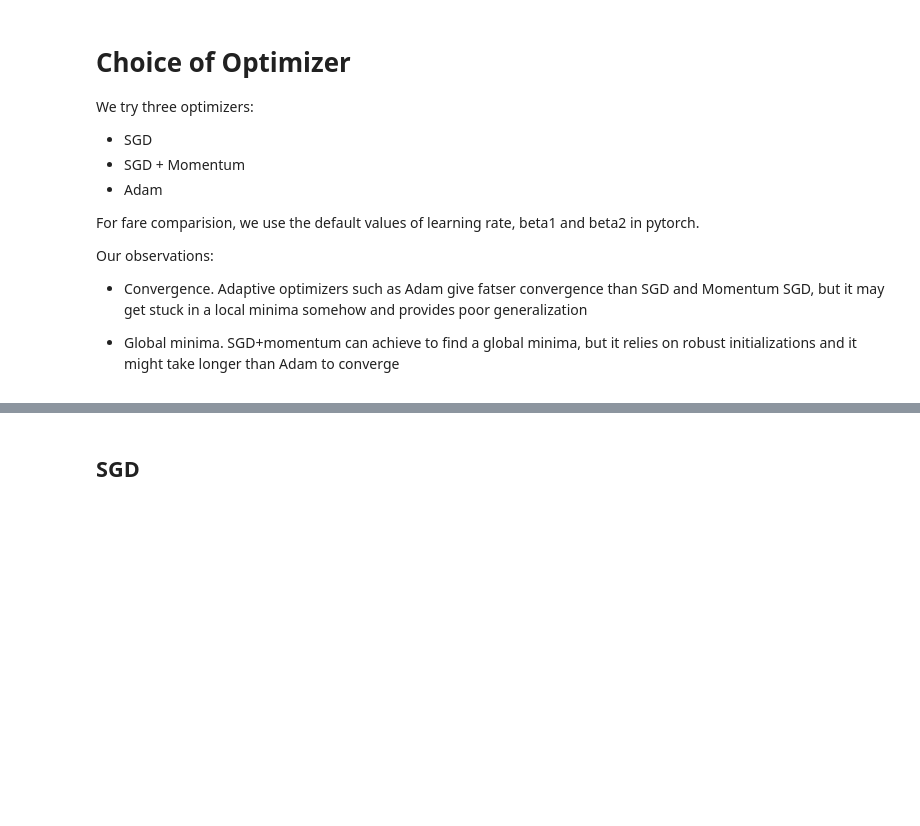
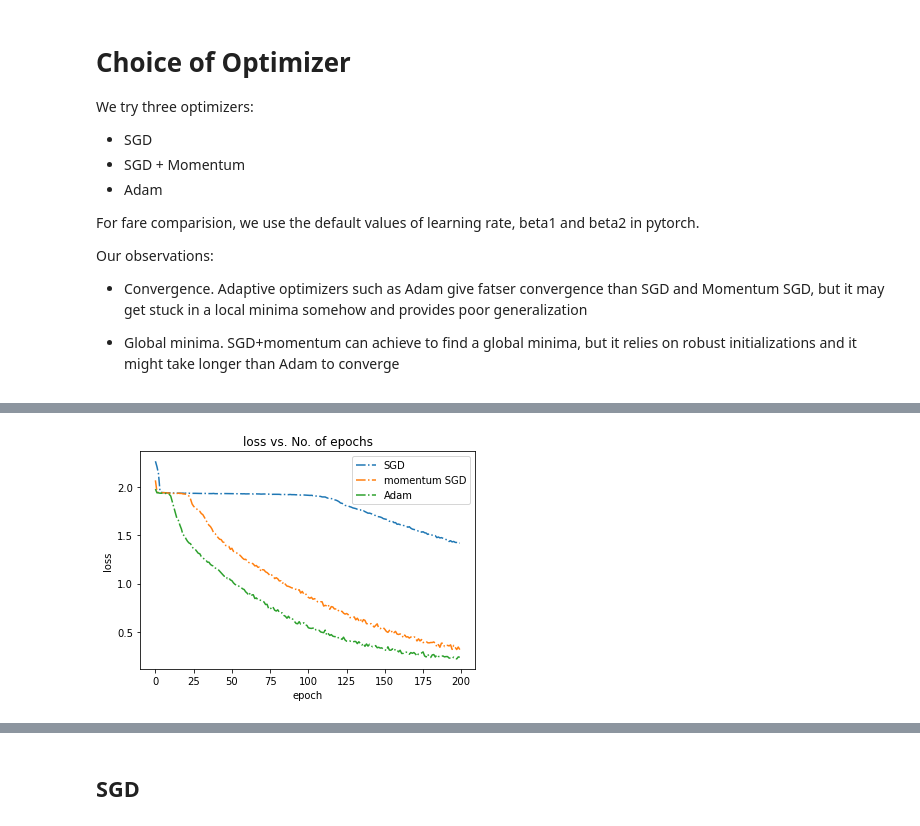
Before and after one commit to wenhaohaoo/cs5242-project, a Jupyter notebook: vgg.ipynb, the cells around one changed output, grey strips where cells are left out. Drawn from its saved outputs; the diff is of its cells as text; code cells hidden in the pictures; blank space fills up the shorter version.

```diff
--- a/vgg.ipynb
+++ b/vgg.ipynb
@@ -511,0 +516,4 @@ Our observations:
+# %%
+ utils.plot_optimizers('loss')
+# %% [output]
+[figure, added]
```
Also changed, not shown: parts of 6 cells of this notebook, 2 other files.
